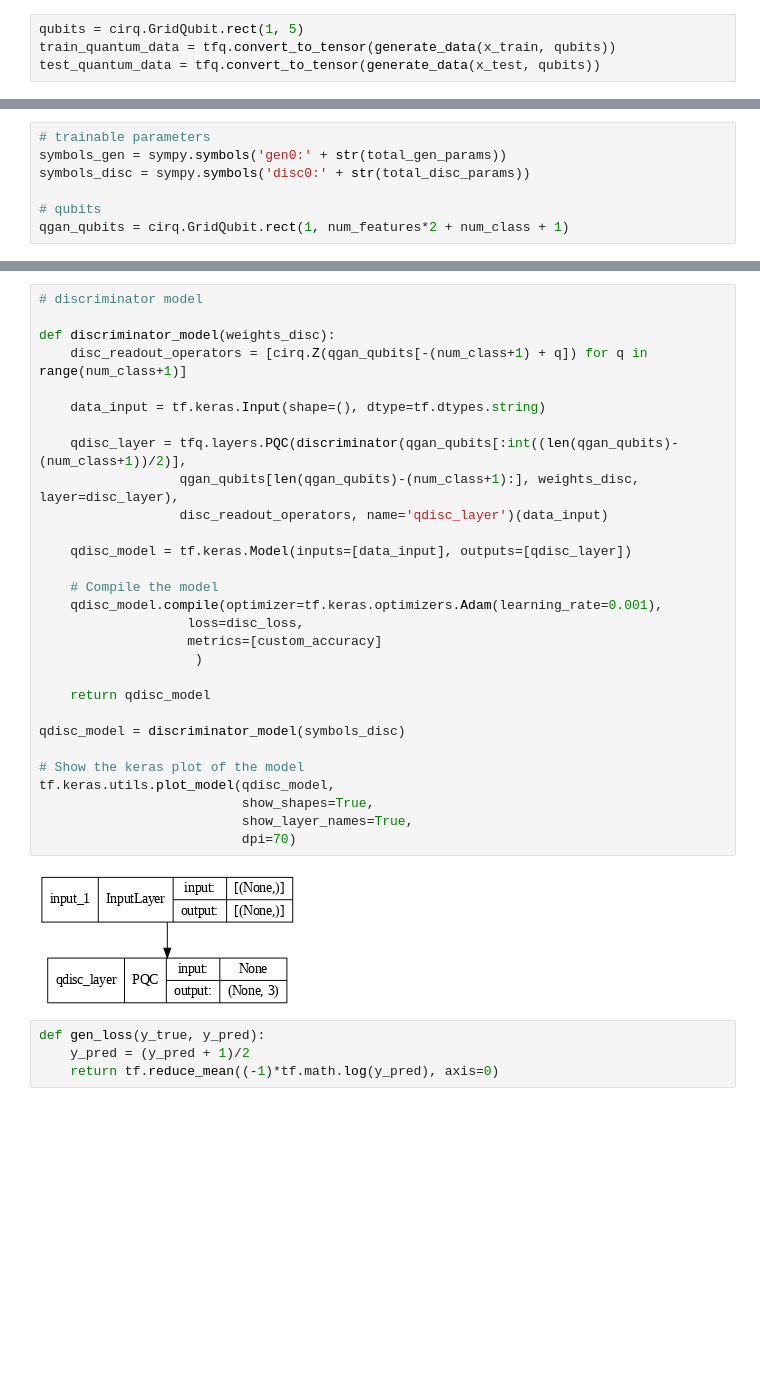
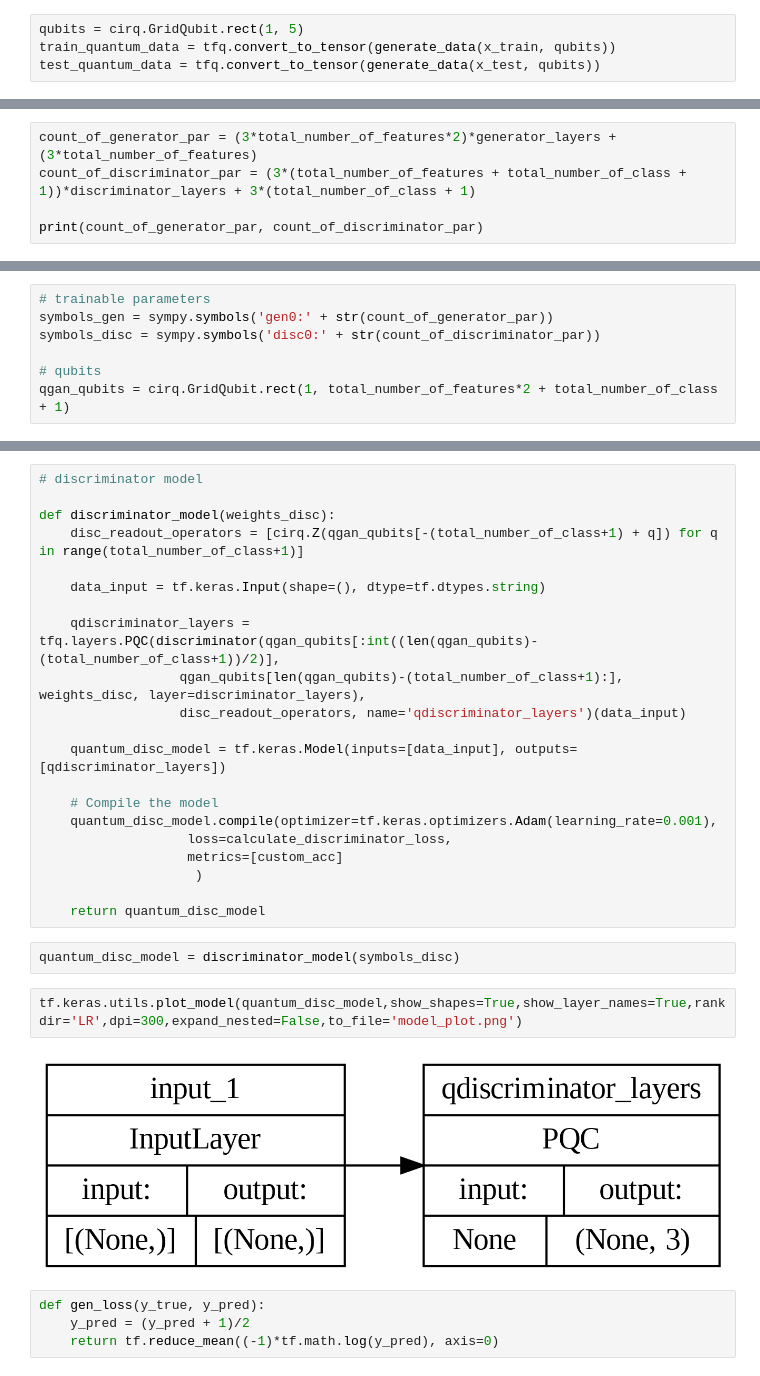
Before and after one commit to Sudhir878786/QML-HEP-GSoC-2023-Tasks, a Jupyter notebook: Task IV Quantum Generative Adversarial Network (QGAN).ipynb, the cells around one changed output, grey strips where cells are left out. Cells and saved outputs as stored; diff of their text form; blank space fills up the shorter version.

```diff
--- a/Task IV Quantum Generative Adversarial Network (QGAN).ipynb
+++ b/Task IV Quantum Generative Adversarial Network (QGAN).ipynb
@@ -295,0 +345,5 @@ print(total_gen_params, total_disc_params)
+# %%
+count_of_generator_par = (3*total_number_of_features*2)*generator_layers + (3*total_number_of_features)
+count_of_discriminator_par = (3*(total_number_of_features + total_number_of_class + 1))*discriminator_layers + 3*(total_number_of_class + 1)
+
+print(count_of_generator_par, count_of_discriminator_par)
@@ -296,7 +352,7 @@ print(total_gen_params, total_disc_params)
 # %%
 # trainable parameters
-symbols_gen = sympy.symbols('gen0:' + str(total_gen_params))
-symbols_disc = sympy.symbols('disc0:' + str(total_disc_params))
+symbols_gen = sympy.symbols('gen0:' + str(count_of_generator_par))
+symbols_disc = sympy.symbols('disc0:' + str(count_of_discriminator_par))
 
 # qubits
-qgan_qubits = cirq.GridQubit.rect(1, num_features*2 + num_class + 1)
+qgan_qubits = cirq.GridQubit.rect(1, total_number_of_features*2 + total_number_of_class + 1)
@@ -340,33 +415,29 @@ def custom_accuracy(y_true, y_pred):
 # discriminator model
 
 def discriminator_model(weights_disc):
-    disc_readout_operators = [cirq.Z(qgan_qubits[-(num_class+1) + q]) for q in range(num_class+1)]
+    disc_readout_operators = [cirq.Z(qgan_qubits[-(total_number_of_class+1) + q]) for q in range(total_number_of_class+1)]
 
     data_input = tf.keras.Input(shape=(), dtype=tf.dtypes.string)
 
-    qdisc_layer = tfq.layers.PQC(discriminator(qgan_qubits[:int((len(qgan_qubits)-(num_class+1))/2)],
-                  qgan_qubits[len(qgan_qubits)-(num_class+1):], weights_disc, layer=disc_layer),
-                  disc_readout_operators, name='qdisc_layer')(data_input)
+    qdiscriminator_layers = tfq.layers.PQC(discriminator(qgan_qubits[:int((len(qgan_qubits)-(total_number_of_class+1))/2)],
+                  qgan_qubits[len(qgan_qubits)-(total_number_of_class+1):], weights_disc, layer=discriminator_layers),
+                  disc_readout_operators, name='qdiscriminator_layers')(data_input)
 
-    qdisc_model = tf.keras.Model(inputs=[data_input], outputs=[qdisc_layer])
+    quantum_disc_model = tf.keras.Model(inputs=[data_input], outputs=[qdiscriminator_layers])
 
     # Compile the model
-    qdisc_model.compile(optimizer=tf.keras.optimizers.Adam(learning_rate=0.001),
-                   loss=disc_loss,
-                   metrics=[custom_accuracy]
+    quantum_disc_model.compile(optimizer=tf.keras.optimizers.Adam(learning_rate=0.001),
+                   loss=calculate_discriminator_loss,
+                   metrics=[custom_acc]
                     )
 
-    return qdisc_model
-
-qdisc_model = discriminator_model(symbols_disc)
-
-# Show the keras plot of the model
-tf.keras.utils.plot_model(qdisc_model,
-                          show_shapes=True,
-                          show_layer_names=True,
-                          dpi=70)
+    return quantum_disc_model
-# %% [output]
-[figure, removed]
+# %%
+quantum_disc_model = discriminator_model(symbols_disc)
+# %%
+tf.keras.utils.plot_model(quantum_disc_model,show_shapes=True,show_layer_names=True,rankdir='LR',dpi=300,expand_nested=False,to_file='model_plot.png')
+# %% [output]
+[figure, added]
 # %%
 def gen_loss(y_true, y_pred):
     y_pred = (y_pred + 1)/2
```
Also changed, not shown: parts of 61 cells of this notebook.
